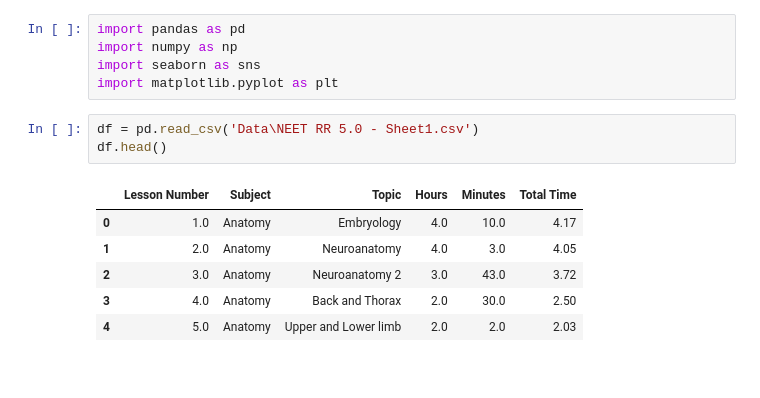
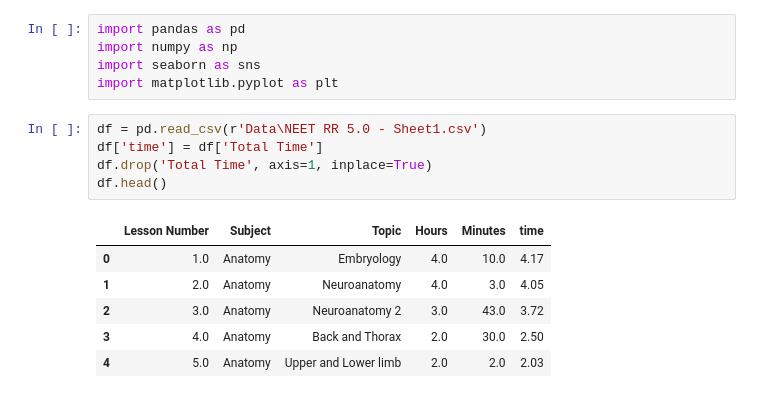
Before and after one commit to dr-a-r/NEET_RR_Analysis, a Jupyter notebook: NEET EDA.ipynb, the cells around one changed output. Saved outputs shown, nothing was run; the diff lists cells and outputs as text.

Commit message:
Subject and yearwise analysis

```diff
--- a/NEET EDA.ipynb
+++ b/NEET EDA.ipynb
@@ -4,10 +4,12 @@ import numpy as np
 import seaborn as sns
 import matplotlib.pyplot as plt
 # %%
-df = pd.read_csv('Data\NEET RR 5.0 - Sheet1.csv')
+df = pd.read_csv(r'Data\NEET RR 5.0 - Sheet1.csv')
+df['time'] = df['Total Time']
+df.drop('Total Time', axis=1, inplace=True)
 df.head()
 # %% [output]
-|  | Lesson Number | Subject | Topic | Hours | Minutes | Total Time |
+|  | Lesson Number | Subject | Topic | Hours | Minutes | time |
 | 0 | 1.0 | Anatomy | Embryology | 4.0 | 10.0 | 4.17 |
 | 1 | 2.0 | Anatomy | Neuroanatomy | 4.0 | 3.0 | 4.05 |
 | 2 | 3.0 | Anatomy | Neuroanatomy 2 | 3.0 | 43.0 | 3.72 |
```
Also changed, not shown: parts of 19 cells of this notebook.
